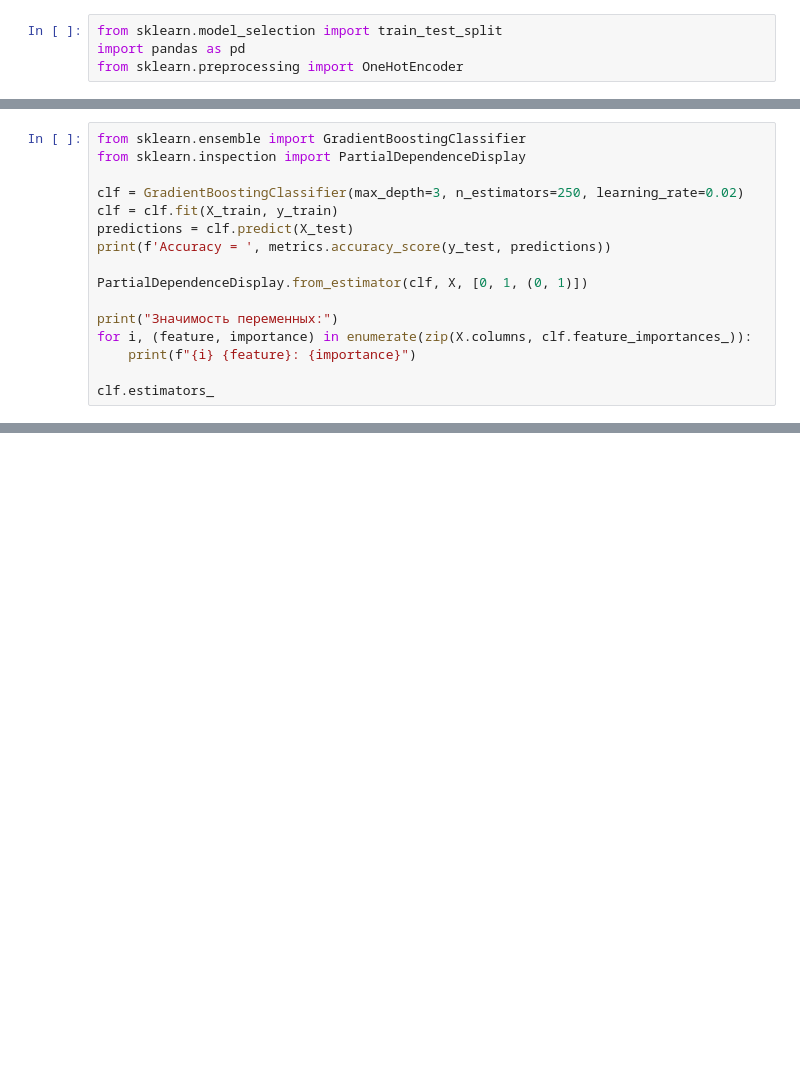
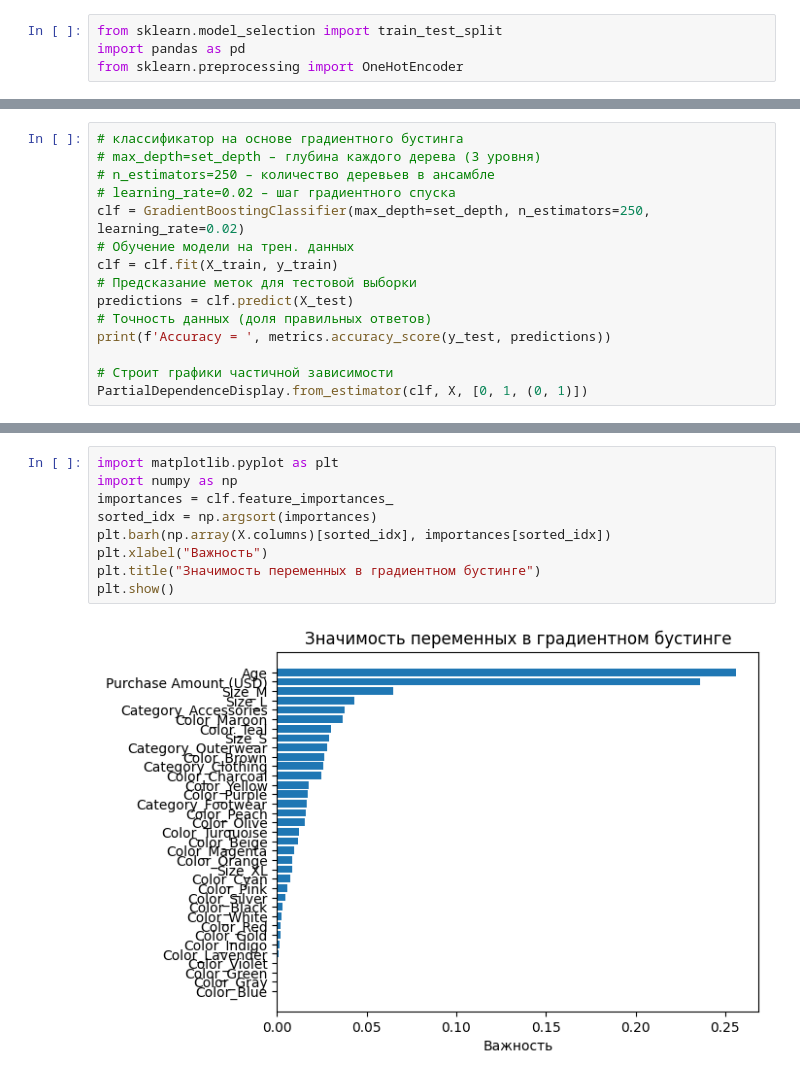
Before and after one commit to DmitriyKunitsin/ML, a Jupyter notebook: Lab_3/lab3.ipynb, the cells around one changed output, grey strips where cells are left out. Cells and saved outputs as stored; diff of their text form; blank space fills up the shorter version.

```diff
--- a/Lab_3/lab3.ipynb
+++ b/Lab_3/lab3.ipynb
@@ -102,18 +116,17 @@ Accuracy =  0.7076923076923077
 # %%
-from sklearn.ensemble import GradientBoostingClassifier
-from sklearn.inspection import PartialDependenceDisplay
-
-clf = GradientBoostingClassifier(max_depth=3, n_estimators=250, learning_rate=0.02)
+# классификатор на основе градиентного бустинга
+# max_depth=set_depth – глубина каждого дерева (3 уровня)
+# n_estimators=250 – количество деревьев в ансамбле
+# learning_rate=0.02 – шаг градиентного спуска
+clf = GradientBoostingClassifier(max_depth=set_depth, n_estimators=250, learning_rate=0.02)
+# Обучение модели на трен. данных
 clf = clf.fit(X_train, y_train)
+# Предсказание меток для тестовой выборки
 predictions = clf.predict(X_test)
+# Точность данных (доля правильных ответов)
 print(f'Accuracy = ', metrics.accuracy_score(y_test, predictions))
 
+# Строит графики частичной зависимости
 PartialDependenceDisplay.from_estimator(clf, X, [0, 1, (0, 1)])
-
-print("Значимость переменных:")
-for i, (feature, importance) in enumerate(zip(X.columns, clf.feature_importances_)):
-    print(f"{i} {feature}: {importance}")
-
-clf.estimators_
 # %% [output]
 Accuracy =  0.7051282051282052
@@ -153 +134,12 @@ array([[DecisionTreeRegressor(criterion='friedman_mse', max_depth=3,
 [figure]
+# %%
+import matplotlib.pyplot as plt
+import numpy as np
+importances = clf.feature_importances_
+sorted_idx = np.argsort(importances)
+plt.barh(np.array(X.columns)[sorted_idx], importances[sorted_idx])
+plt.xlabel("Важность")
+plt.title("Значимость переменных в градиентном бустинге")
+plt.show()
+# %% [output]
+[figure, added]
```
Also changed, not shown: parts of 27 cells of this notebook.
